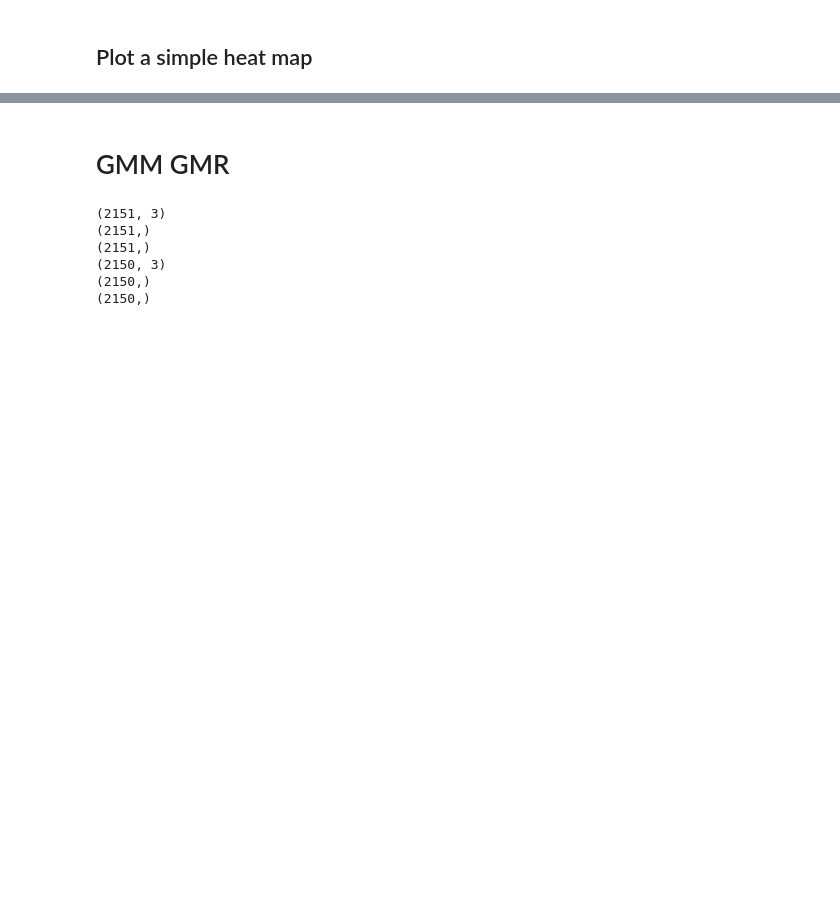
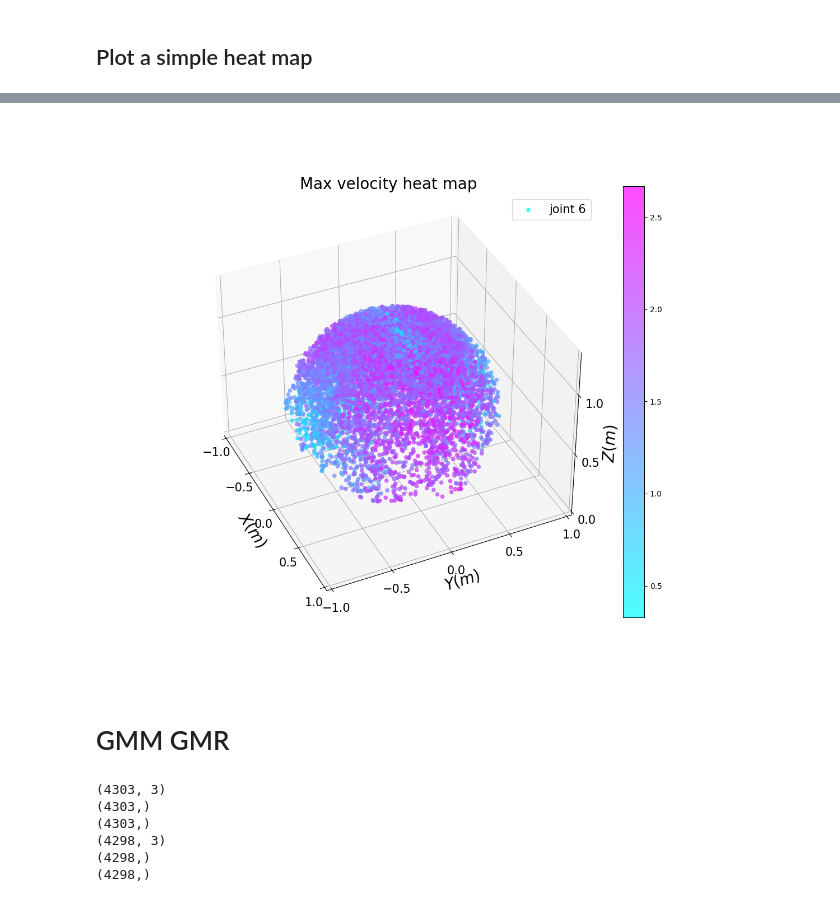
Before and after one commit to epfl-lasa/hitting_sim, a Jupyter notebook: data_processing.ipynb, the cells around one changed output, grey strips where cells are left out. Cells and saved outputs as stored; diff of their text form; code cells hidden in the pictures; blank space fills up the shorter version.

```diff
--- a/data_processing.ipynb
+++ b/data_processing.ipynb
@@ -109,10 +130,55 @@ plt.show()
+# %%
+l6 = l_6[::200]
+X6 = X_6[::200]
+v6 = v_6[::200]
+
+idx = l6 <= 15
+
+l_6_data = l6[idx]
+X_6_data = X6[idx, :]
+v_6_data = v6[idx]
+
+n_data = X_6_data.shape[0]
+
+v_dir = np.array([0, 1, 0])
+v_dir_tile = np.tile(v_dir, (n_data, 1))
+v_dir_tile = v_dir_tile.astype(float)
+
+v_dir_tile = np.multiply(v_dir_tile, l_6_data[:, np.newaxis])
+
+%matplotlib widget
+
+fig = plt.figure(figsize=(12,10))
+ax = fig.add_subplot(111, projection='3d')
+img = ax.scatter(X_6_data[:,0], X_6_data[:,1], X_6_data[:,2], c = v_6_data, cmap = 'cool', alpha = 0.7)
+
+ax.set_xlabel('$X (m)$', fontsize = 20)
+ax.set_ylabel('$Y (m)$', fontsize = 20)
+ax.set_zlabel('$Z (m)$', fontsize = 20)
+ax.set_xticks([-1, -0.5, 0, 0.5, 1])
+ax.set_yticks([-1, -0.5, 0, 0.5, 1])
+ax.set_zticks([0, 0.5, 1])
+ax.yaxis._axinfo['label']['space_factor'] = 3.0
+ax.view_init(elev=37, azim=-25)
+ax.set_title("Max velocity heat map", fontsize = 20)
+
+
+ax.tick_params(axis='both', which='major', labelsize=15)
+ax.legend(['joint 6'], fontsize = 15)
+
+fig.colorbar(img)
+
+plt.show()
+plt.savefig("velocity_heat", transparent=False, bbox_inches='tight', pad_inches = 0.25, dpi=200)
+# %% [output]
+[figure, added]
 # %% [markdown]
 # GMM GMR
 # %%
 ## Joint 6 (starting from the number 0)
-l6 = l_6[::1000]
-X6 = X_6[::1000]
-v6 = v_6[::1000]
+l6 = l_6[::500]
+X6 = X_6[::500]
+v6 = v_6[::500]
 
 idx = l6 <= 10
 
@@ -128,9 +194,9 @@ n_6_data = X_6_data.shape[0]
 
 
 ## Joint 5 (starting from the number 0)
-l5 = l_5[::1000]
-X5 = X_5[::1000]
-v5 = v_5[::1000]
+l5 = l_5[::500]
+X5 = X_5[::500]
+v5 = v_5[::500]
 
 idx = l5 <= 20
 
@@ -146,9 +212,9 @@ n_5_data = X_5_data.shape[0]
 
 ##########
 
-l4 = l_4[::1000]
-X4 = X_4[::1000]
-v4 = v_4[::1000]
+l4 = l_4[::500]
+X4 = X_4[::500]
+v4 = v_4[::500]
 
 idx = l4 <= 20
 
@@ -156,9 +222,9 @@ l_4_data = l4[idx]
 X_4_data = X4[idx, :]
 v_4_data = v4[idx]
 # %% [output]
-(2151, 3)
-(2151,)
-(2151,)
-(2150, 3)
-(2150,)
-(2150,)
+(4303, 3)
+(4303,)
+(4303,)
+(4298, 3)
+(4298,)
+(4298,)
```
Also changed, not shown: parts of 11 cells of this notebook, 6 other files.
